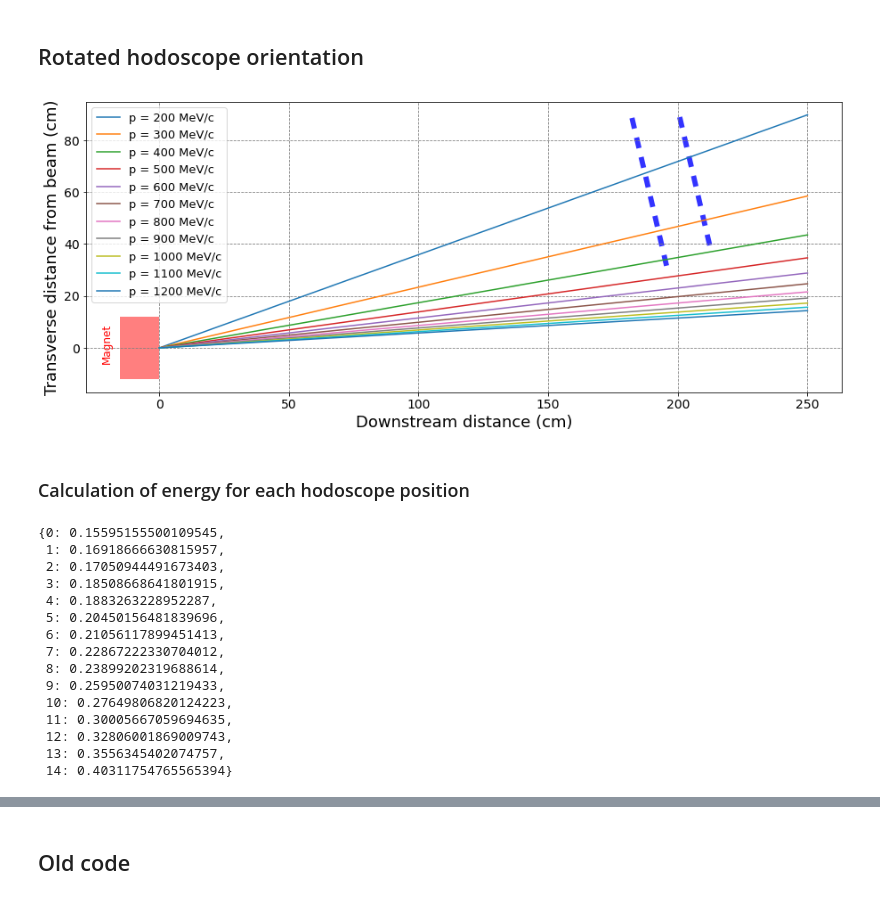
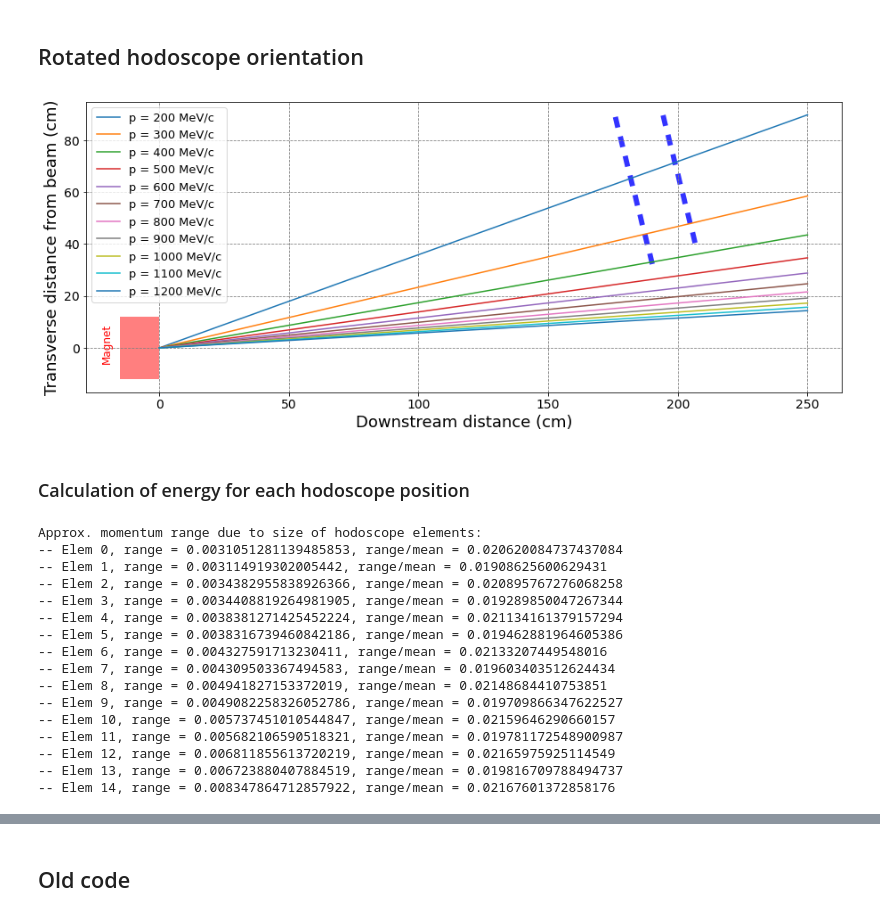
Before and after one commit to jerenner/T9BeamTestAna, a Jupyter notebook: python/new_analysis/hodoscope/field_calculations.ipynb, the cells around one changed output, grey strips where cells are left out. Cells and saved outputs as stored; diff of their text form; code cells hidden in the pictures.

```diff
--- a/python/new_analysis/hodoscope/field_calculations.ipynb
+++ b/python/new_analysis/hodoscope/field_calculations.ipynb
@@ -26,24 +26,24 @@ hodo_x_sep = 7.55  # Separation in x (transverse) direction (cm)
 hodo_z_sep = 17.0  # Separation in z (downstream) direction (cm)
 
 # Hodoscope positions from MC (in cm)
-hodoscope_positions = { 0: (86.5321, 222.79),
-                        1: (86.8627, 241.2),
-                        2: (78.9862, 224.557),
-                        3: (79.3168, 242.966),
-                        4: (71.4403, 226.324),
-                        5: (71.7709, 244.733),
-                        6: (63.8944, 228.091),
-                        7: (64.225,  246.5),
-                        8: (56.3484, 229.857),
-                        9: (56.6791, 248.267),
-                       10: (48.8025, 231.624),
-                       11: (49.1332, 250.034),
-                       12: (41.2566, 233.391),
-                       13: (41.5873, 251.8),
-                       14: (33.7107, 235.158)}
+hodoscope_positions = { 0: (86.9258, 183.884),
+                        1: (87.5694, 202.285),
+                        2: (79.411,  185.779),
+                        3: (80.0546, 204.18),
+                        4: (71.8963, 187.674),
+                        5: (72.5398, 206.075),
+                        6: (64.3815, 189.569),
+                        7: (65.025, 207.97),
+                        8: (56.8667, 191.464),
+                        9: (57.5102, 209.865),
+                       10: (49.3519, 193.359),
+                       11: (49.9954, 211.76),
+                       12: (41.8371, 195.253),
+                       13: (42.4806, 213.655),
+                       14: (34.3223, 197.148)}
 
 # location of end of magnet in MC (in cm)
-end_of_magnet_offset = 40
+end_of_magnet_offset = 7.5
 
 # Constants and field
 c = 2.99792458e8
@@ -77,7 +77,6 @@ fig, ax = plt.subplots(figsize=(18, 6))
 fig.set_facecolor('white')
 
 l_max = 250
-l_hodoscope = 200
 xdist_hodoscope = 35.0
 
 # Momentum range in GeV/c
@@ -139,34 +138,34 @@ for i in range(7):  # Second row
     rectangle.set_transform(rotation + ax.transData)
 
     #ax.add_patch(patches.Rectangle((l_hodoscope + hodo_z_sep/2, xdist_hodoscope + hodo_x_sep/2 + i*hodo_x_sep),
     #                               hodo_z_len, hodo_x_len, facecolor='blue', alpha=0.8))
     #ax.text(l_hodoscope + 1.5*hodo_z_sep/2 + hodo_z_len/2, xdist_hodoscope + hodo_x_sep/2 + i*hodo_x_sep + hodo_x_len/2, str(labels_7[i]),
     #        color='black', ha='center', va='center')
 
 # Add gridlines
 ax.grid(True, which='both', color='gray', linestyle='--')
 
 # Add a legend
 ax.legend(fontsize=13)
 
 # Add labels and title
 ax.set_xlabel('Downstream distance (cm)',fontsize=18)
 ax.set_ylabel('Transverse distance from beam (cm)',fontsize=18)
 #ax.set_title('Approx. electron trajectories for different momenta',fontsize=18)
 
 # Equal aspect ratio
 ax.set_aspect('equal')
 
 # Add a small box representing the magnet at the origin and label it
 ax.add_patch(patches.Rectangle((-15, -12), 15, 24, facecolor='red', alpha=0.5))
 ax.text(-22.5, -5, 'Magnet', fontsize=12, color='red',rotation=90)
 
 # Set larger tick marks
 ax.tick_params(axis='both', which='major', labelsize=14)
 
 plt.savefig("electron_trajectories.png", bbox_inches='tight')
 # %% [output]
-[figure, old version]
+[figure, new version]
 # %% [markdown]
 ### Calculation of energy for each hodoscope position
 # %%
@@ -184,18 +194,22 @@ for elem, (x, z) in hodoscope_positions.items():
 # %%
-momenta
+print("Approx. momentum range due to size of hodoscope elements:")
+for elem in momenta_c.keys():
+    p_deltac = momenta_delta[elem]/momenta_c[elem]
+    print("-- Elem {}, range = {}, range/mean = {}".format(elem,momenta_delta[elem],p_deltac))
 # %% [output]
-{0: 0.15595155500109545,
- 1: 0.16918666630815957,
- 2: 0.17050944491673403,
- 3: 0.18508668641801915,
- 4: 0.1883263228952287,
- 5: 0.20450156481839696,
- 6: 0.21056117899451413,
- 7: 0.22867222330704012,
- 8: 0.23899202319688614,
- 9: 0.25950074031219433,
- 10: 0.27649806820124223,
- 11: 0.30005667059694635,
- 12: 0.32806001869009743,
- 13: 0.3556345402074757,
- 14: 0.40311754765565394}
+Approx. momentum range due to size of hodoscope elements:
+-- Elem 0, range = 0.0031051281139485853, range/mean = 0.020620084737437084
+-- Elem 1, range = 0.003114919302005442, range/mean = 0.01908625600629431
+-- Elem 2, range = 0.0034382955838926366, range/mean = 0.020895767276068258
+-- Elem 3, range = 0.0034408819264981905, range/mean = 0.019289850047267344
+-- Elem 4, range = 0.0038381271425452224, range/mean = 0.021134161379157294
+-- Elem 5, range = 0.0038316739460842186, range/mean = 0.019462881964605386
+-- Elem 6, range = 0.004327591713230411, range/mean = 0.02133207449548016
+-- Elem 7, range = 0.004309503367494583, range/mean = 0.019603403512624434
+-- Elem 8, range = 0.004941827153372019, range/mean = 0.02148684410753851
+-- Elem 9, range = 0.0049082258326052786, range/mean = 0.019709866347622527
+-- Elem 10, range = 0.005737451010544847, range/mean = 0.02159646290660157
+-- Elem 11, range = 0.005682106590518321, range/mean = 0.019781172548900987
+-- Elem 12, range = 0.006811855613720219, range/mean = 0.02165975925114549
+-- Elem 13, range = 0.006723880407884519, range/mean = 0.019816709788494737
+-- Elem 14, range = 0.008347864712857922, range/mean = 0.02167601372858176
```
Also changed, not shown: parts of 2 cells of this notebook, 2 other files.
